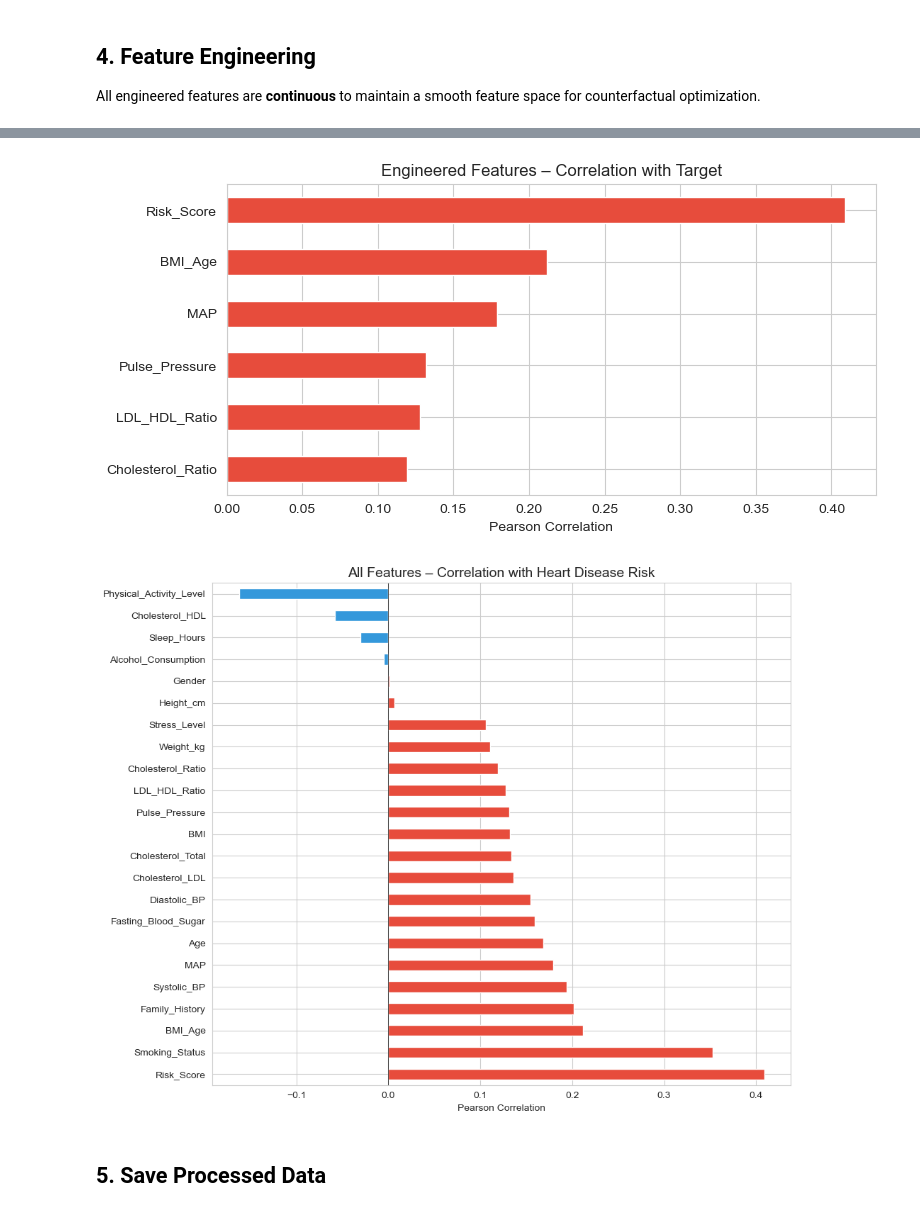
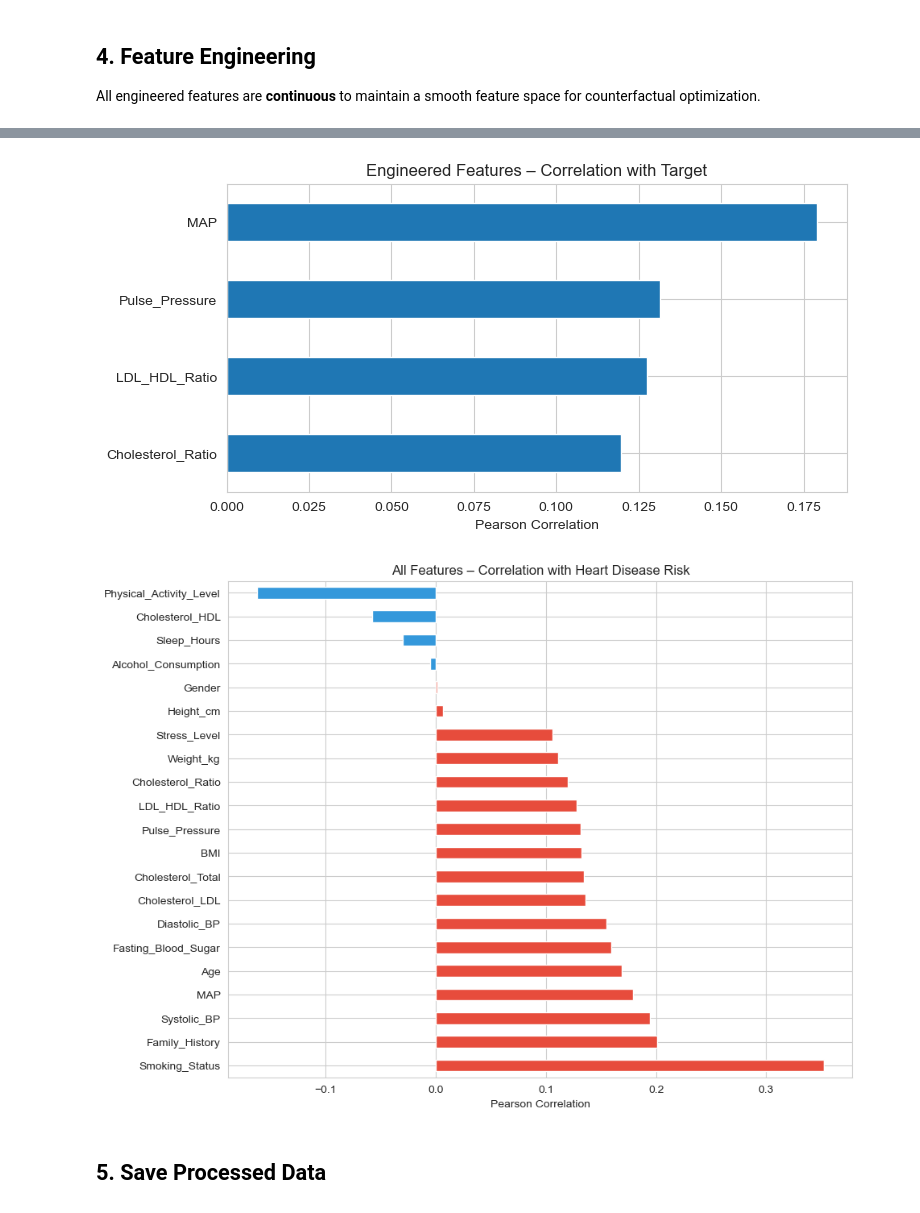
Before and after one commit to lducc/AIL303m_MiniCapstone, a Jupyter notebook: data/eda_feature_engineering.ipynb, the cells around one changed output, grey strips where cells are left out. Saved outputs shown, nothing was run; the diff lists cells and outputs as text; code cells hidden in the pictures.

```diff
--- a/data/eda_feature_engineering.ipynb
+++ b/data/eda_feature_engineering.ipynb
@@ -194,36 +178,3 @@ Outlier counts (IQR method):
 # %% [markdown]
 ## 4. Feature Engineering
 All engineered features are **continuous** to maintain a smooth feature space for counterfactual optimization.
-# %%
-# Cholesterol ratios
-df_clean['Cholesterol_Ratio'] = df_clean['Cholesterol_Total'] / df_clean['Cholesterol_HDL']
-df_clean['LDL_HDL_Ratio'] = df_clean['Cholesterol_LDL'] / df_clean['Cholesterol_HDL']
-
-# Blood pressure derived
-df_clean['Pulse_Pressure'] = df_clean['Systolic_BP'] - df_clean['Diastolic_BP']
-df_clean['MAP'] = df_clean['Diastolic_BP'] + (df_clean['Pulse_Pressure'] / 3)
-
-# BMI × Age interaction
-df_clean['BMI_Age'] = df_clean['BMI'] * df_clean['Age']
-
-# Composite risk score (weighted normalized sum)
-def minmax(s):
-    return (s - s.min()) / (s.max() - s.min())
-
-df_clean['Risk_Score'] = (
-    0.15 * minmax(df_clean['Age']) +
-    0.15 * minmax(df_clean['Systolic_BP']) +
-    0.10 * minmax(df_clean['Diastolic_BP']) +
-    0.10 * minmax(df_clean['Cholesterol_Total']) +
-    0.10 * minmax(df_clean['Cholesterol_LDL']) +
-    0.05 * (1 - minmax(df_clean['Cholesterol_HDL'])) +
-    0.10 * df_clean['Smoking_Status'] / 2 +
-    0.10 * df_clean['Family_History'] +
-    0.05 * minmax(df_clean['Stress_Level']) +
-    0.05 * (1 - minmax(df_clean['Sleep_Hours'])) +
-    0.05 * minmax(df_clean['Fasting_Blood_Sugar'])
-)
-
-print(f'Shape after engineering: {df_clean.shape}')
-print(f'New features: Cholesterol_Ratio, LDL_HDL_Ratio, Pulse_Pressure, MAP, BMI_Age, Risk_Score')
-df_clean.head()
@@ -240,32 +199,25 @@ New features: Cholesterol_Ratio, LDL_HDL_Ratio, Pulse_Pressure, MAP, BMI_Age, Ri
 # %%
-# Correlation of engineered features with target
-new_features = ['Cholesterol_Ratio', 'LDL_HDL_Ratio', 'Pulse_Pressure', 'MAP', 'BMI_Age', 'Risk_Score']
+new_features = ['Cholesterol_Ratio', 'LDL_HDL_Ratio', 'Pulse_Pressure', 'MAP']
 target_corr = df_clean[new_features + ['Heart_Disease_Risk']].corr()['Heart_Disease_Risk'].drop('Heart_Disease_Risk')
 
 fig, ax = plt.subplots(figsize=(8, 4))
-colors = ['#e74c3c' if v > 0 else '#3498db' for v in target_corr.sort_values()]
-target_corr.sort_values().plot(kind='barh', ax=ax, color=colors)
+target_corr.sort_values().plot(kind='barh', ax=ax)
 ax.set_title('Engineered Features – Correlation with Target')
 ax.set_xlabel('Pearson Correlation')
-ax.axvline(0, color='k', lw=0.5)
-plt.tight_layout()
 plt.show()
 # %% [output]
-[figure, old version]
+[figure, new version]
 # %%
-# Full correlation with target
 full_corr = df_clean.corr()['Heart_Disease_Risk'].drop('Heart_Disease_Risk').sort_values(ascending=False)
 
 fig, ax = plt.subplots(figsize=(10, 8))
 colors = ['#e74c3c' if v > 0 else '#3498db' for v in full_corr]
 full_corr.plot(kind='barh', ax=ax, color=colors)
-ax.set_title('All Features – Correlation with Heart Disease Risk', fontsize=14)
+ax.set_title('All Features – Correlation with Heart Disease Risk')
 ax.set_xlabel('Pearson Correlation')
-ax.axvline(0, color='k', lw=0.5)
-plt.tight_layout()
 plt.show()
 # %% [output]
-[figure, old version]
+[figure, new version]
 # %% [markdown]
 ## 5. Save Processed Data
 # %%
```
Also changed, not shown: parts of 12 cells of this notebook, 3 other files.
